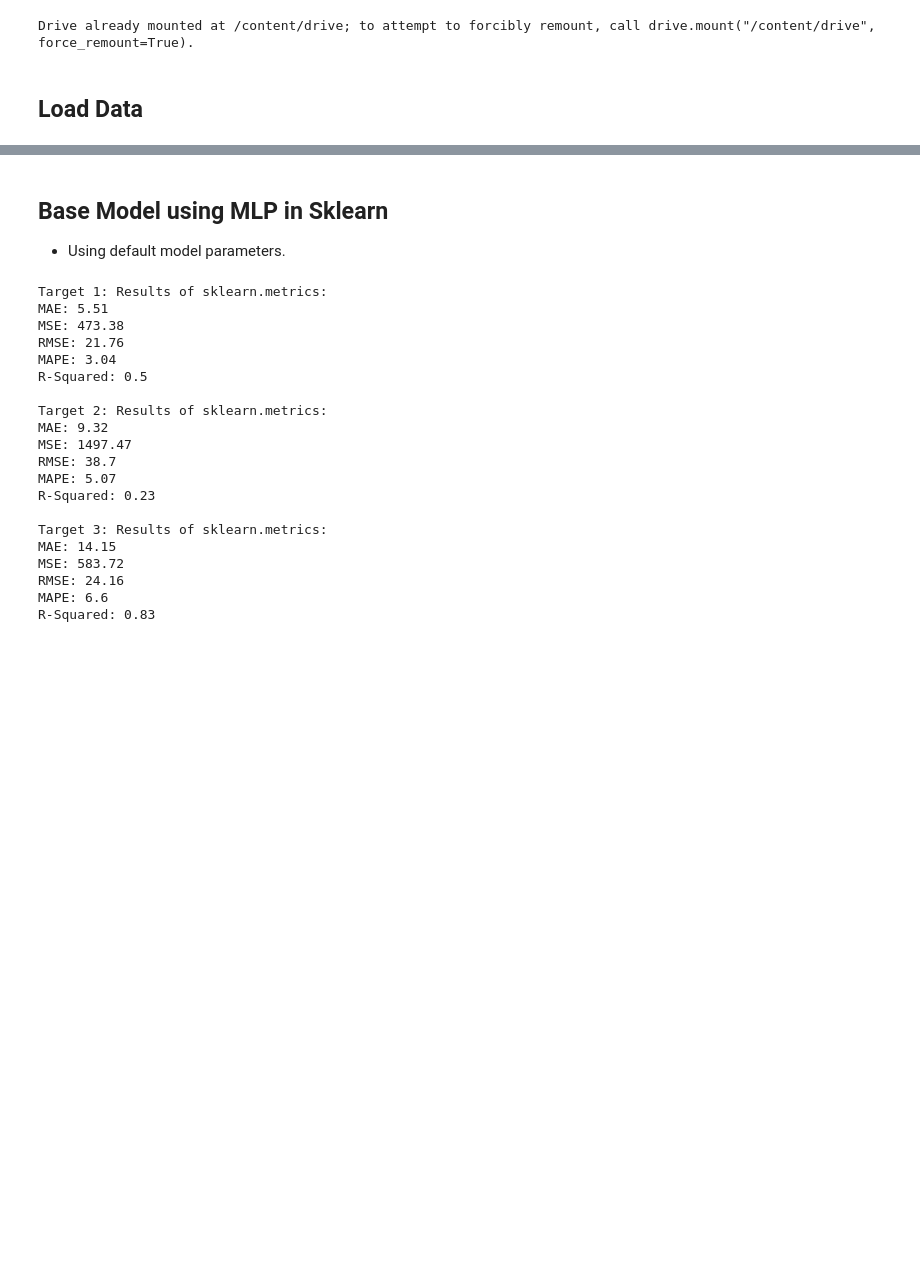
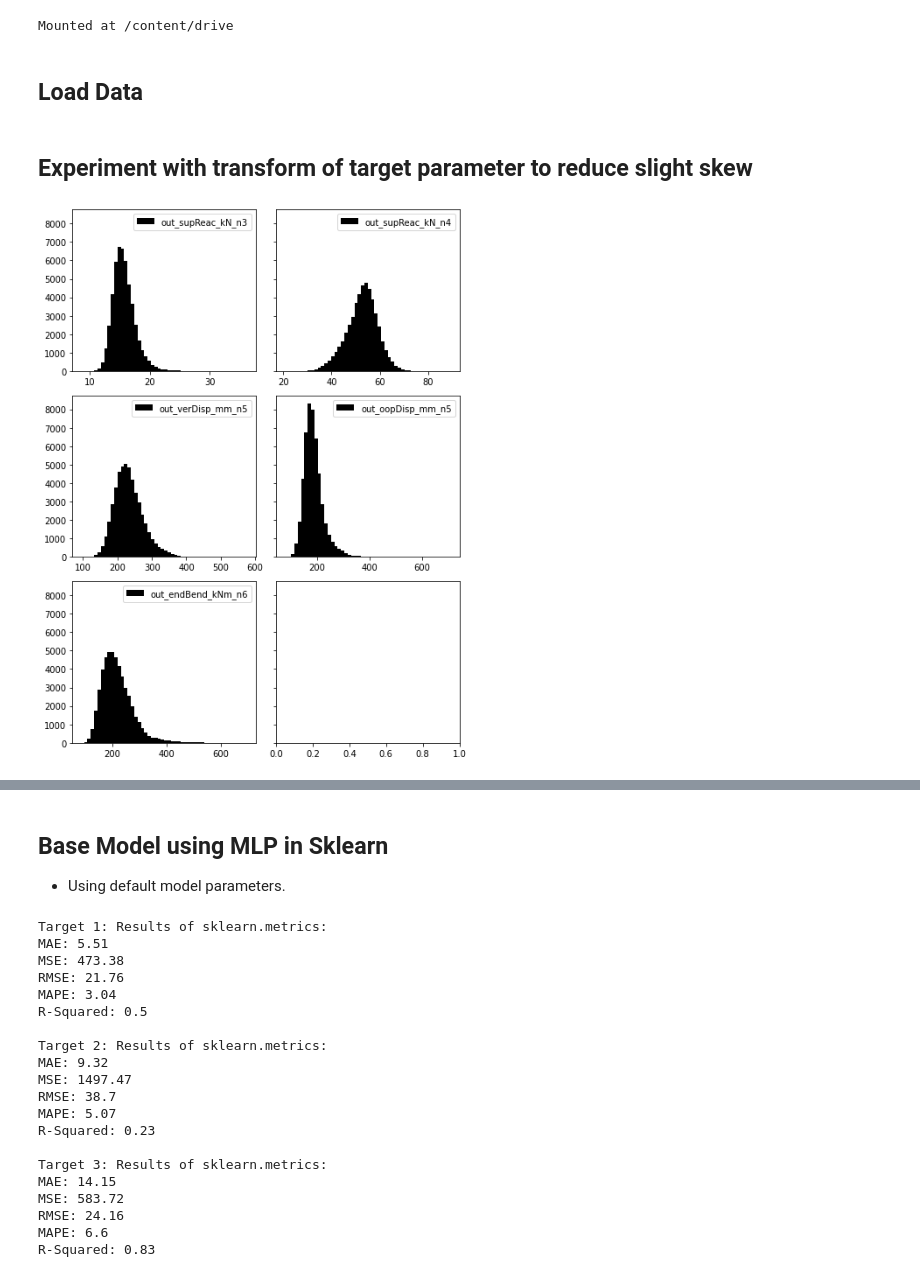
Before and after one commit to 3minuterecord/slug_spools, a Jupyter notebook: 6_NN_model_experiments.ipynb, the cells around one changed output, grey strips where cells are left out. Drawn from its saved outputs; the diff is of its cells as text; code cells hidden in the pictures; blank space fills up the shorter version.

```diff
--- a/6_NN_model_experiments.ipynb
+++ b/6_NN_model_experiments.ipynb
@@ -32,39 +32,41 @@ from tensorflow import keras
 import tensorflow as tf
 import keras_tuner as kt
 # %%
-from google.colab import drive
-drive.mount('/content/drive')
+#from google.colab import drive
+#drive.mount('/content/drive')
 # %% [output]
-Drive already mounted at /content/drive; to attempt to forcibly remount, call drive.mount("/content/drive", force_remount=True).
+Mounted at /content/drive
 # %% [markdown]
 ## Load Data
 # %%
 # Load the raw data
-#df_all = pd.read_csv('data/220306_slugs_dataset.csv')
-df_all = pd.read_csv('/content/drive/MyDrive/_MScDA 2021/5. Data Mining 2/CA1/data/220306_slugs_dataset.csv')
+df_all = pd.read_csv('data/220306_slugs_dataset.csv')
+#df_all = pd.read_csv('/content/drive/MyDrive/_MScDA 2021/5. Data Mining 2/CA1/data/220306_slugs_dataset.csv')
 df_inp = df_all.drop(['loadCase', 'out_supReac_kN_n3', 'out_supReac_kN_n4', 'out_verDisp_mm_n5'], axis=1)
 df_inp = df_inp.dropna()
 
 # Load the prepared data splits
-#X_train = pd.read_csv('data/220421_X_train.csv')
-X_train = pd.read_csv('/content/drive/MyDrive/_MScDA 2021/5. Data Mining 2/CA1/data/220421_X_train.csv')
+X_train = pd.read_csv('data/220421_X_train.csv')
+#X_train = pd.read_csv('/content/drive/MyDrive/_MScDA 2021/5. Data Mining 2/CA1/data/220421_X_train.csv')
 X_train.index = X_train.case_ref
 X_train.drop(['case_ref'], axis=1, inplace=True)
 
-#y_train = pd.read_csv('data/220421_y_train.csv')
-y_train = pd.read_csv('/content/drive/MyDrive/_MScDA 2021/5. Data Mining 2/CA1/data/220421_y_train.csv')
+y_train = pd.read_csv('data/220421_y_train.csv')
+#y_train = pd.read_csv('/content/drive/MyDrive/_MScDA 2021/5. Data Mining 2/CA1/data/220421_y_train.csv')
 y_train.index = y_train.case_ref
 y_train.drop(['case_ref'], axis=1, inplace=True)
 
-#X_val = pd.read_csv('data/220421_X_val.csv')
-X_val = pd.read_csv('/content/drive/MyDrive/_MScDA 2021/5. Data Mining 2/CA1/data/220421_X_val.csv')
+X_val = pd.read_csv('data/220421_X_val.csv')
+#X_val = pd.read_csv('/content/drive/MyDrive/_MScDA 2021/5. Data Mining 2/CA1/data/220421_X_val.csv')
 X_val.index = X_val.case_ref
 X_val.drop(['case_ref'], axis=1, inplace=True)
 
-#y_val = pd.read_csv('data/220421_y_val.csv')
-y_val = pd.read_csv('/content/drive/MyDrive/_MScDA 2021/5. Data Mining 2/CA1/data/220421_y_val.csv')
+y_val = pd.read_csv('data/220421_y_val.csv')
+#y_val = pd.read_csv('/content/drive/MyDrive/_MScDA 2021/5. Data Mining 2/CA1/data/220421_y_val.csv')
 y_val.index = y_val.case_ref
 y_val.drop(['case_ref'], axis=1, inplace=True)
 
 # Prediction features
 pred_target = ['out_oopDisp_mm_n2', 'out_oopDisp_mm_n5', 'out_endBend_kNm_n6']
+# %% [markdown]
+## Experiment with transform of target parameter to reduce slight skew
@@ -70,0 +87,12 @@ pred_target = ['out_oopDisp_mm_n2', 'out_oopDisp_mm_n5', 'out_endBend_kNm_n6']
+# %%
+# Plot distributions of each result parameter before transform
+n_bins = 50
+fig, axs = plt.subplots(3, 2, sharey=True, tight_layout=True, figsize = (7, 9))
+axs = axs.ravel()
+drops = ['loadCase', 'slugDen', 'slugLen', 'pockDen', 'pockLen', 'slugVel', 'basePer',
+       'baseAmp', 'basePha', 'simTime', 'out_oopDisp_mm_n2']
+for p, ref in enumerate(df_all.columns.drop(drops)):
+    axs[p].hist(df_all[ref].values, bins=n_bins, label = ref, color = 'black')
+    axs[p].legend(loc = 'upper right')
+# %% [output]
+[figure, added]
```
Also changed, not shown: parts of 10 cells of this notebook, 4 other files.
